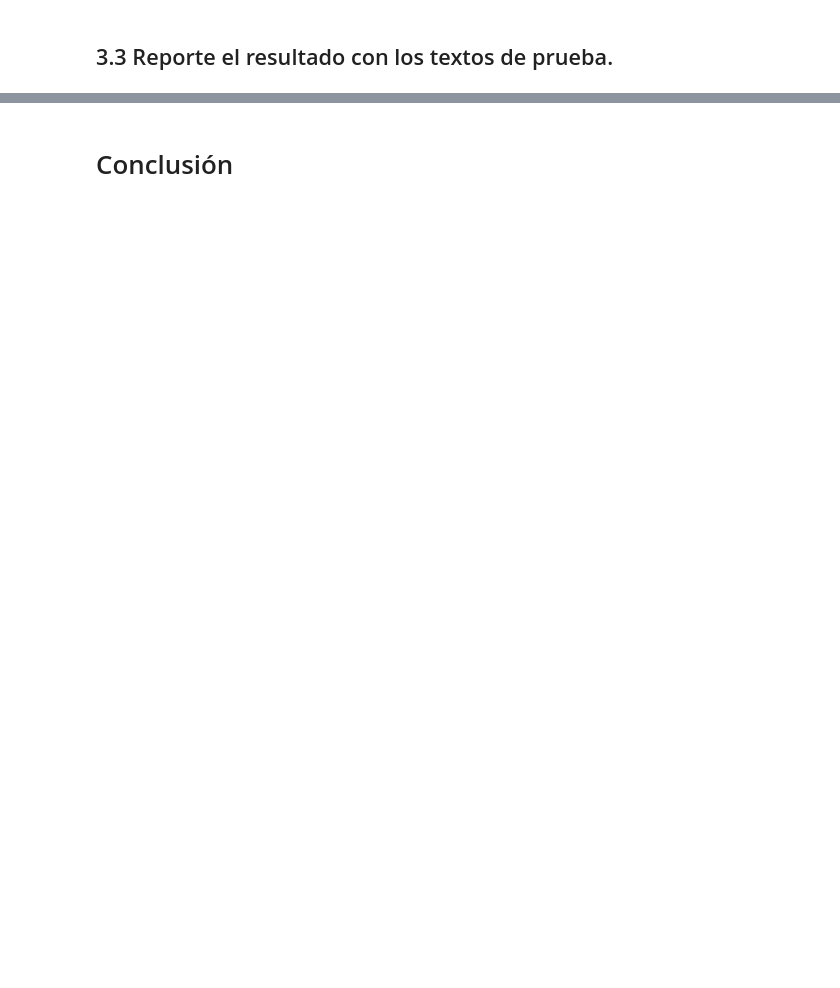
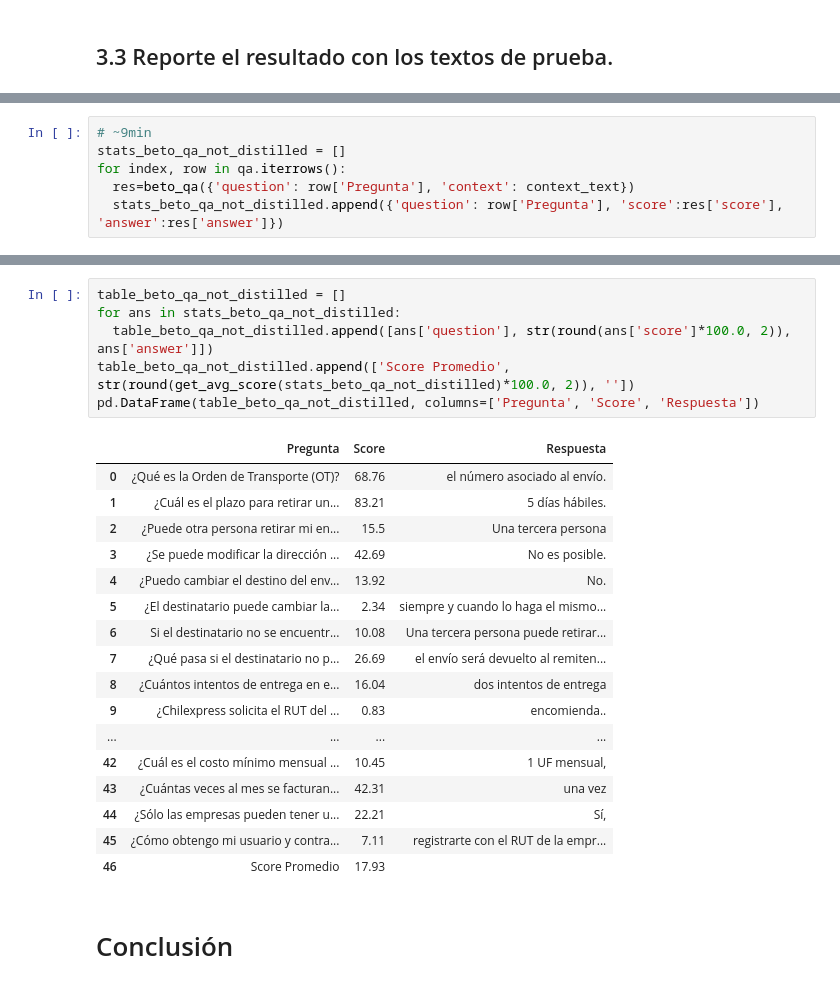
Before and after one commit to alvaro-neira/nlp-homework2, a Jupyter notebook: main.ipynb, the cells around one changed output, grey strips where cells are left out. Cells and saved outputs as stored; diff of their text form; blank space fills up the shorter version.

```diff
--- a/main.ipynb
+++ b/main.ipynb
@@ -860,0 +865,6 @@ Perdón, pero no tengo respuesta para esa pregunta.
+# %%
+# ~9min
+stats_beto_qa_not_distilled = []
+for index, row in qa.iterrows():
+  res=beto_qa({'question': row['Pregunta'], 'context': context_text})
+  stats_beto_qa_not_distilled.append({'question': row['Pregunta'], 'score':res['score'], 'answer':res['answer']})
@@ -861,2 +903,26 @@ Perdón, pero no tengo respuesta para esa pregunta.
+# %%
+table_beto_qa_not_distilled = []
+for ans in stats_beto_qa_not_distilled:
+  table_beto_qa_not_distilled.append([ans['question'], str(round(ans['score']*100.0, 2)), ans['answer']])
+table_beto_qa_not_distilled.append(['Score Promedio', str(round(get_avg_score(stats_beto_qa_not_distilled)*100.0, 2)), ''])
+pd.DataFrame(table_beto_qa_not_distilled, columns=['Pregunta', 'Score', 'Respuesta'])
+# %% [output]
+|  | Pregunta | Score | Respuesta |
+| 0 | ¿Qué es la Orden de Transporte (OT)? | 68.76 | el número asociado al envío. |
+| 1 | ¿Cuál es el plazo para retirar un... | 83.21 | 5 días hábiles. |
+| 2 | ¿Puede otra persona retirar mi en... | 15.5 | Una tercera persona |
+| 3 | ¿Se puede modificar la dirección ... | 42.69 | No es posible. |
+| 4 | ¿Puedo cambiar el destino del env... | 13.92 | No. |
+| 5 | ¿El destinatario puede cambiar la... | 2.34 | siempre y cuando lo haga el mismo... |
+| 6 | Si el destinatario no se encuentr... | 10.08 | Una tercera persona puede retirar... |
+| 7 | ¿Qué pasa si el destinatario no p... | 26.69 | el envío será devuelto al remiten... |
+| 8 | ¿Cuántos intentos de entrega en e... | 16.04 | dos intentos de entrega |
+| 9 | ¿Chilexpress solicita el RUT del ... | 0.83 | encomienda.. |
+| ... | ... | ... | ... |
+| 42 | ¿Cuál es el costo mínimo mensual ... | 10.45 | 1 UF mensual, |
+| 43 | ¿Cuántas veces al mes se facturan... | 42.31 | una vez |
+| 44 | ¿Sólo las empresas pueden tener u... | 22.21 | Sí, |
+| 45 | ¿Cómo obtengo mi usuario y contra... | 7.11 | registrarte con el RUT de la empr... |
+| 46 | Score Promedio | 17.93 |  |
 # %% [markdown]
 # Conclusión
```
Also changed, not shown: parts of 26 cells of this notebook, 4 other files.
